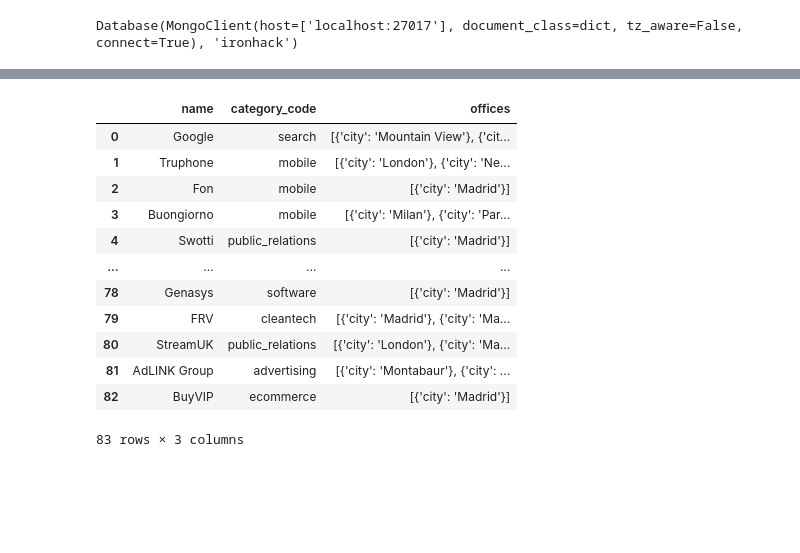
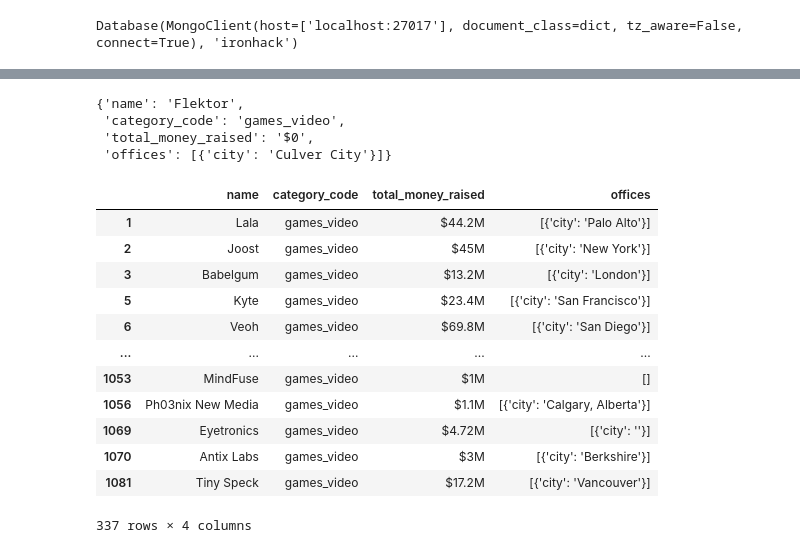
Before and after one commit to data2021oct/geospatial, a Jupyter notebook: notebooks/database_query.ipynb, the cells around one changed output, grey strips where cells are left out. Drawn from its saved outputs; the diff is of its cells as text; code cells hidden in the pictures; blank space fills up the shorter version.

```diff
--- a/notebooks/database_query.ipynb
+++ b/notebooks/database_query.ipynb
@@ -34,18 +25,9 @@ companies.find_one()
 # %%
-proyec = {"name":1,"category_code": 1, "_id": 0, "offices.city":1}
-cond = {"offices.city": "Madrid"}
-pd.DataFrame(list(companies.find(cond,proyec)))
+proyec = {"name":1,"category_code": 1, "_id": 0, "offices.city":1,"total_money_raised":1}
+cond = {"category_code": "games_video"}
+list(companies.find(cond,proyec))[0]
 # %% [output]
-|  | name | category_code | offices |
-| 0 | Google | search | [{'city': 'Mountain View'}, {'cit... |
-| 1 | Truphone | mobile | [{'city': 'London'}, {'city': 'Ne... |
-| 2 | Fon | mobile | [{'city': 'Madrid'}] |
-| 3 | Buongiorno | mobile | [{'city': 'Milan'}, {'city': 'Par... |
-| 4 | Swotti | public_relations | [{'city': 'Madrid'}] |
-| ... | ... | ... | ... |
-| 78 | Genasys | software | [{'city': 'Madrid'}] |
-| 79 | FRV | cleantech | [{'city': 'Madrid'}, {'city': 'Ma... |
-| 80 | StreamUK | public_relations | [{'city': 'London'}, {'city': 'Ma... |
-| 81 | AdLINK Group | advertising | [{'city': 'Montabaur'}, {'city': ... |
-| 82 | BuyVIP | ecommerce | [{'city': 'Madrid'}] |
-83 rows × 3 columns
+{'name': 'Flektor',
+ 'category_code': 'games_video',
+ 'total_money_raised': '$0',
+ 'offices': [{'city': 'Culver City'}]}
@@ -51,0 +38,16 @@ pd.DataFrame(list(companies.find(cond,proyec)))
+# %%
+games
+# %% [output]
+|  | name | category_code | total_money_raised | offices |
+| 1 | Lala | games_video | $44.2M | [{'city': 'Palo Alto'}] |
+| 2 | Joost | games_video | $45M | [{'city': 'New York'}] |
+| 3 | Babelgum | games_video | $13.2M | [{'city': 'London'}] |
+| 5 | Kyte | games_video | $23.4M | [{'city': 'San Francisco'}] |
+| 6 | Veoh | games_video | $69.8M | [{'city': 'San Diego'}] |
+| ... | ... | ... | ... | ... |
+| 1053 | MindFuse | games_video | $1M | [] |
+| 1056 | Ph03nix New Media | games_video | $1.1M | [{'city': 'Calgary, Alberta'}] |
+| 1069 | Eyetronics | games_video | $4.72M | [{'city': ''}] |
+| 1070 | Antix Labs | games_video | $3M | [{'city': 'Berkshire'}] |
+| 1081 | Tiny Speck | games_video | $17.2M | [{'city': 'Vancouver'}] |
+337 rows × 4 columns
```
Also changed, not shown: parts of 26 cells of this notebook, 1 other file.
